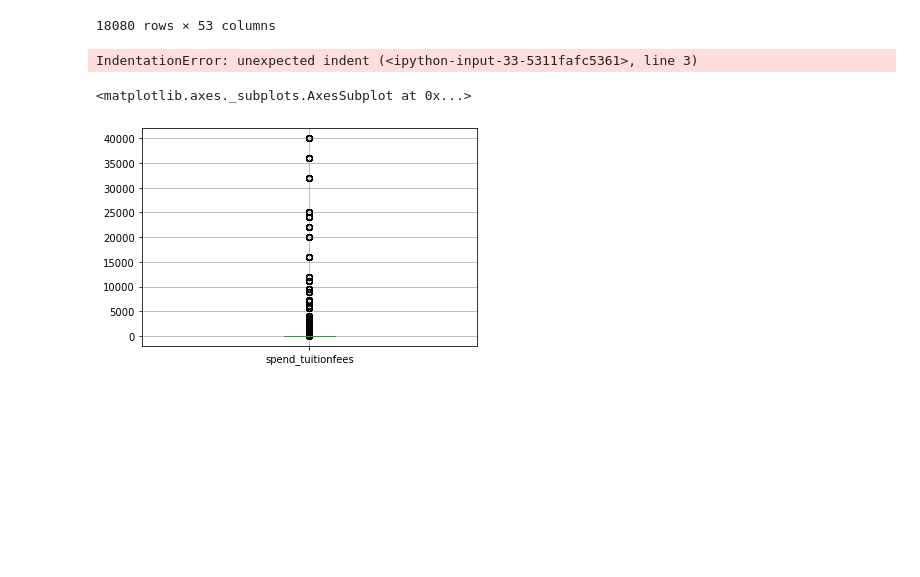
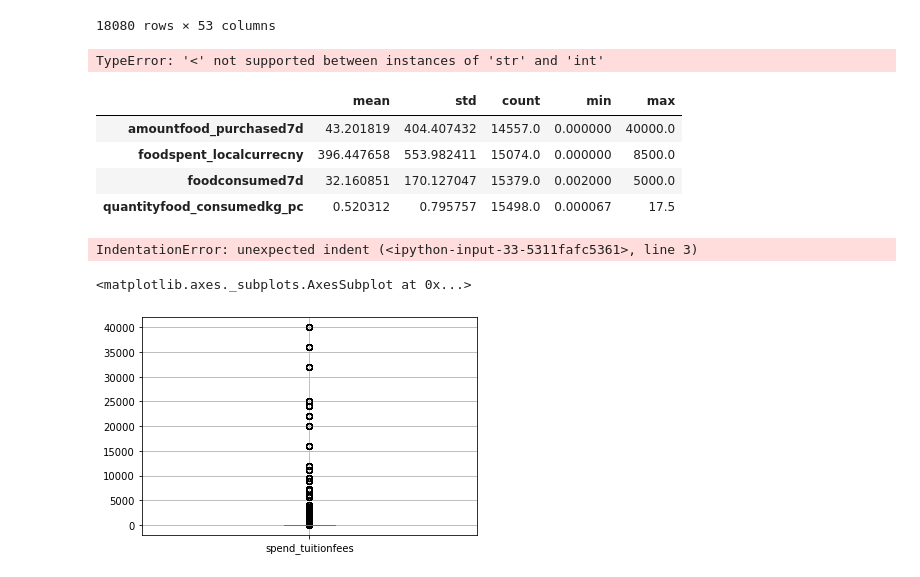
Before and after one commit to Colleen-ODonnell/KenyaPovertyTargetingModel, a Jupyter notebook: 2progs/C1_DescriptiveStatistics.ipynb, the cells around one changed output. Drawn from its saved outputs; the diff is of its cells as text; code cells hidden in the pictures; blank space fills up the shorter version.

Commit message:
dropped outliers/additional tables

```diff
--- a/2progs/DescriptiveStatistics.ipynb
+++ b/2progs/C1_DescriptiveStatistics.ipynb
@@ -89,6 +89,27 @@ MergedDatasetsRenamed['energyTotalspend'] = Energy[['totalcost_purchasedfirewood
                                               'totalcost_farmresidue', 'totalcost_wood/processwaste',
                                               'totalcost_charcoal','totalcost_kerosene/paraffin', 'totalcost_lpg',
                                               'totalcost_electricity', 'totalcost_petrol', 'totalcost_diesel']].sum(axis = 1)
+# %%
+#Food2['amountfood_purchased7d'] = np.where(Food2['amountfood_purchased7d'] > 80,
+                                          # 80,Food2['amountfood_purchased7d'])
+
+#Food2['foodspent_localcurrecny'] = np.where(Food2['foodspent_localcurrecny'] > 600,
+                                                          #  600, Food2['foodspent_localcurrecny'])
+
+MergedDatasetsRenamed[MergedDatasetsRenamed['hh_purchasedfood7d'] < 80]
+# %% [output]
+TypeError: '<' not supported between instances of 'str' and 'int'
+# %%
+#Food Spend Chart
+
+MergedDatasetsRenamed[['hh_purchasedfood7d', 'amountfood_purchased7d','foodwasfree','foodspent_localcurrecny',
+               'foodconsumed7d','quantityfood_consumedkg_pc']].describe().T[['mean', 'std', 'count', 'min','max']]
+# %% [output]
+|  | mean | std | count | min | max |
+| amountfood_purchased7d | 43.201819 | 404.407432 | 14557.0 | 0.000000 | 40000.0 |
+| foodspent_localcurrecny | 396.447658 | 553.982411 | 15074.0 | 0.000000 | 8500.0 |
+| foodconsumed7d | 32.160851 | 170.127047 | 15379.0 | 0.002000 | 5000.0 |
+| quantityfood_consumedkg_pc | 0.520312 | 0.795757 | 15498.0 | 0.000067 | 17.5 |
 # %%
 #Test outlier treatment
 #MergedDatasetsRenamed['spend_schoolboardingfees'].count()
```
Also changed, not shown: parts of 4 cells of this notebook, 14 other files.
